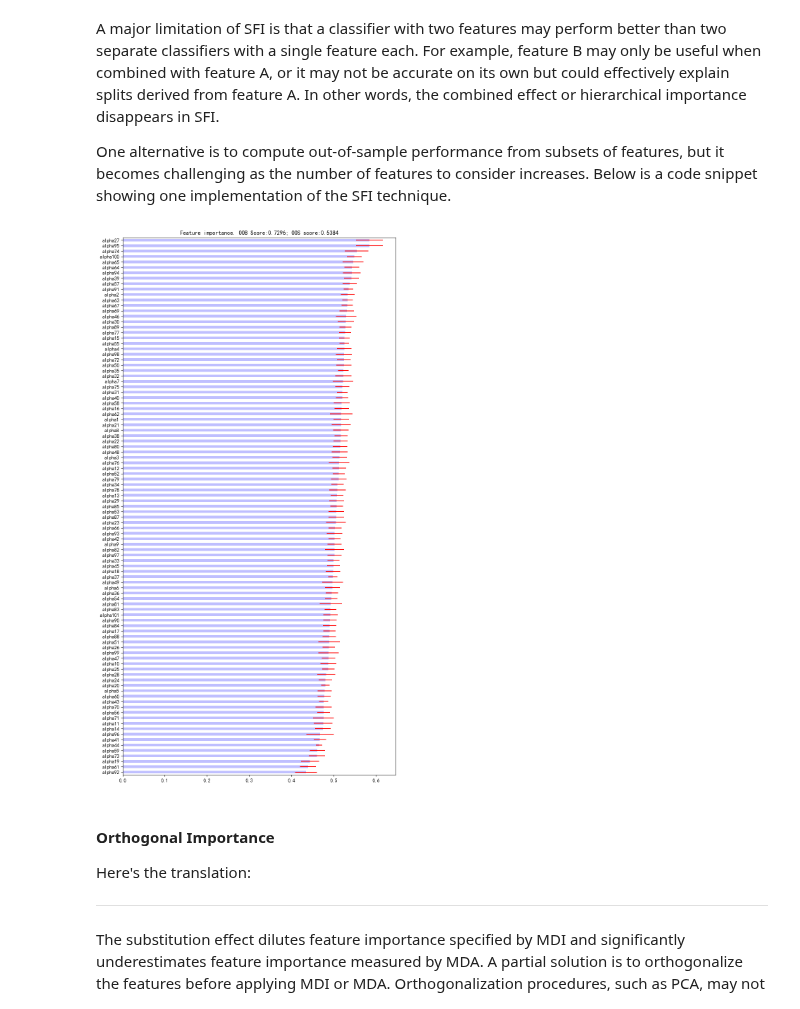
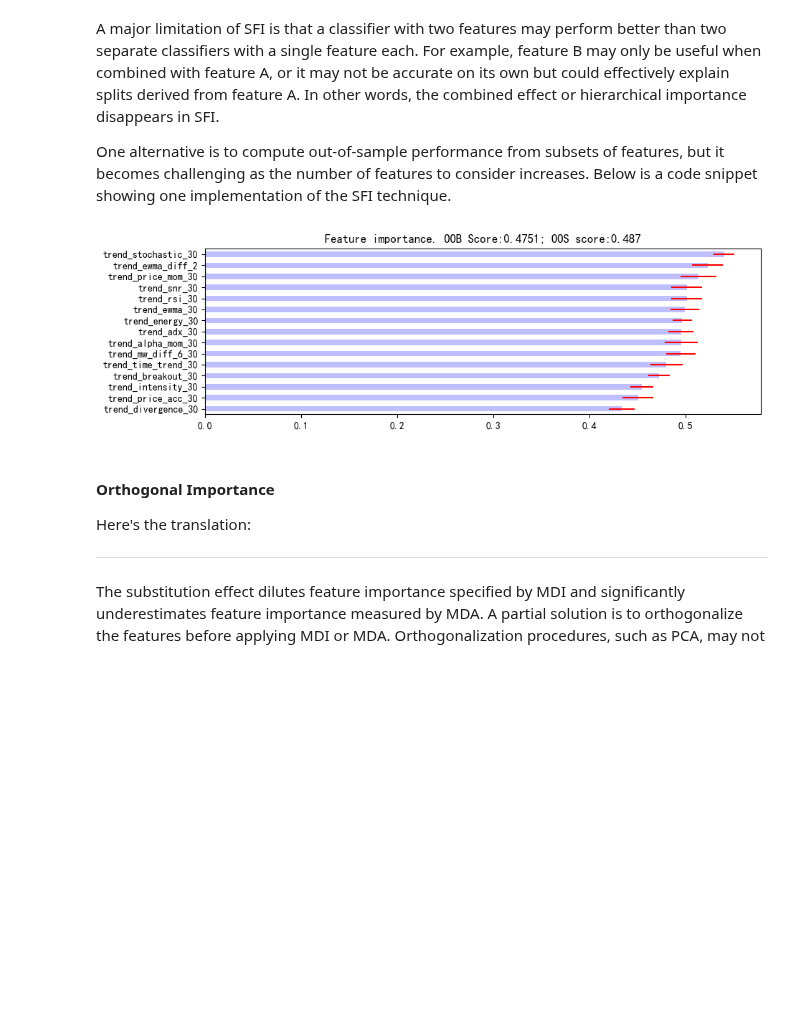
Before and after one commit to wellzero/quant_free, a Jupyter notebook: research/factor_analysis/FeatureImportance.ipynb, the cells around one changed output. Cells and saved outputs as stored; diff of their text form; code cells hidden in the pictures; blank space fills up the shorter version.

```diff
--- a/research/factor_analysis/FeatureImportance.ipynb
+++ b/research/factor_analysis/FeatureImportance.ipynb
@@ -78,7 +66,13 @@ from quant_free.dataset.us_equity_load import *
 from quant_free.utils.us_equity_utils import *
 from quant_free.factor.price import *
 
-symbol = 'AAPL'
+symbol = 'TSM'
+
+factor_name = 'Trend.csv'
+like = 'trend'
+# factor_name = 'Alpha101.csv'
+# like = 'alpha'
+
 start_date = "2020-10-06"
 end_date = "2024-10-06"
 periods = -5
@@ -86,11 +80,11 @@ periods = -5
 # end_date = get_json_config_value("end_date")
 
 factor = us_equity_data_load_within_range(symbols = [symbol], start_date = start_date,
-                                  end_date = end_date, column_option = "all", file_name = 'Trend.csv')['AAPL']
+                                end_date = end_date, column_option = "all", file_name = factor_name)[symbol]
 factor = factor.replace({True: 1, False: 0})
 factor = factor.loc[:, (factor != 0).any(axis=0)]
 # trnsX = factor.loc[:, ['alpha1', 'alpha2', 'alpha3', 'alpha4', 'alpha5', 'alpha6', 'alpha7', 'alpha8', 'alpha9', 'alpha10', 'alpha11', 'alpha12', 'alpha13', 'alpha14', 'alpha15']]
-trnsX = factor.filter(like='trend').astype(np.float64)
+trnsX = factor.filter(like=like).astype(np.float64)
 print(trnsX.head(5))
 
 
@@ -386,15 +380,15 @@ sfi = single_feature_importance(
 # %%
 plot_feature_importance(
     sfi,
     oob_score = oob_score,
     oos_score = oos_score,
     save_fig = True,
-    output_path = './research/factor_analysis/images/SFI_feature_importance.png'
+    output_path = f'./research/factor_analysis/images/{symbol}_{like}_SFI_feature_importance.png'
 )
 plt.grid(False)
 plt.show()
 # %% [output]
-[figure, old version]
+[figure, new version]
 # %% [markdown]
 #### Orthogonal Importance
 
```
Also changed, not shown: parts of 8 cells of this notebook, 10 other files.
